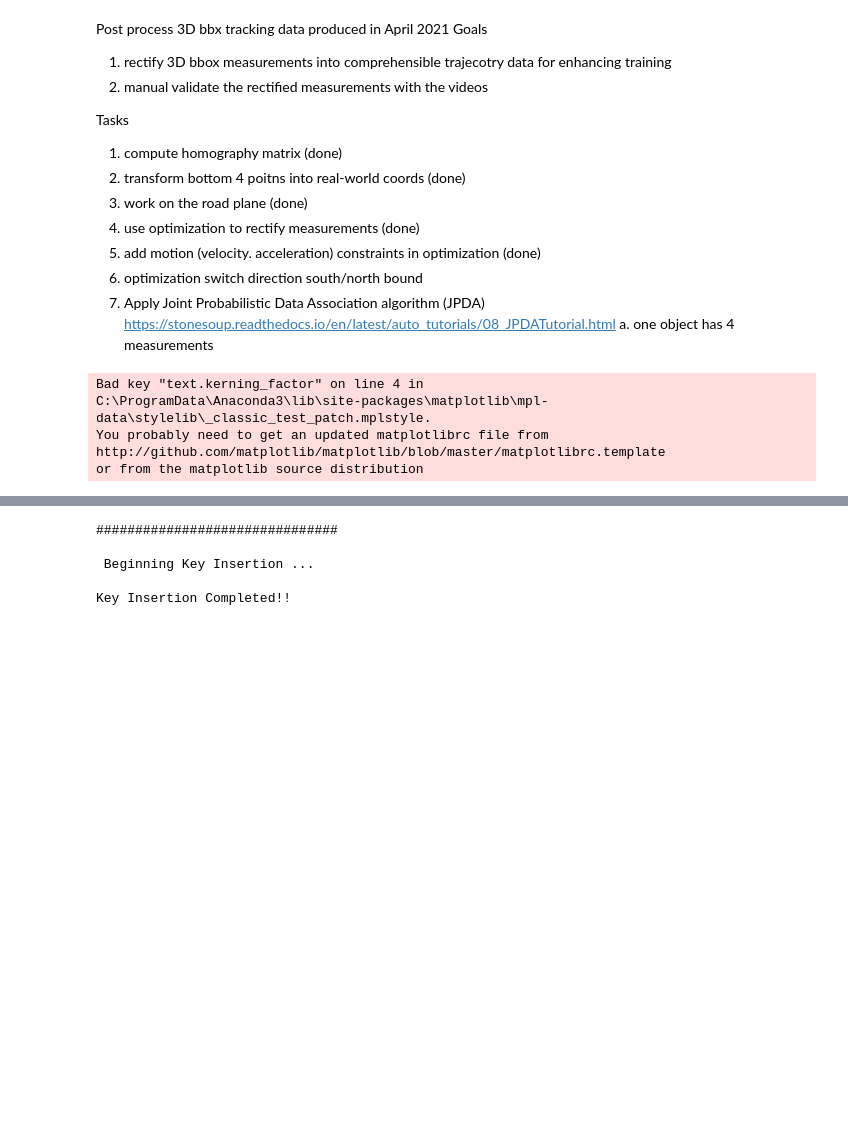
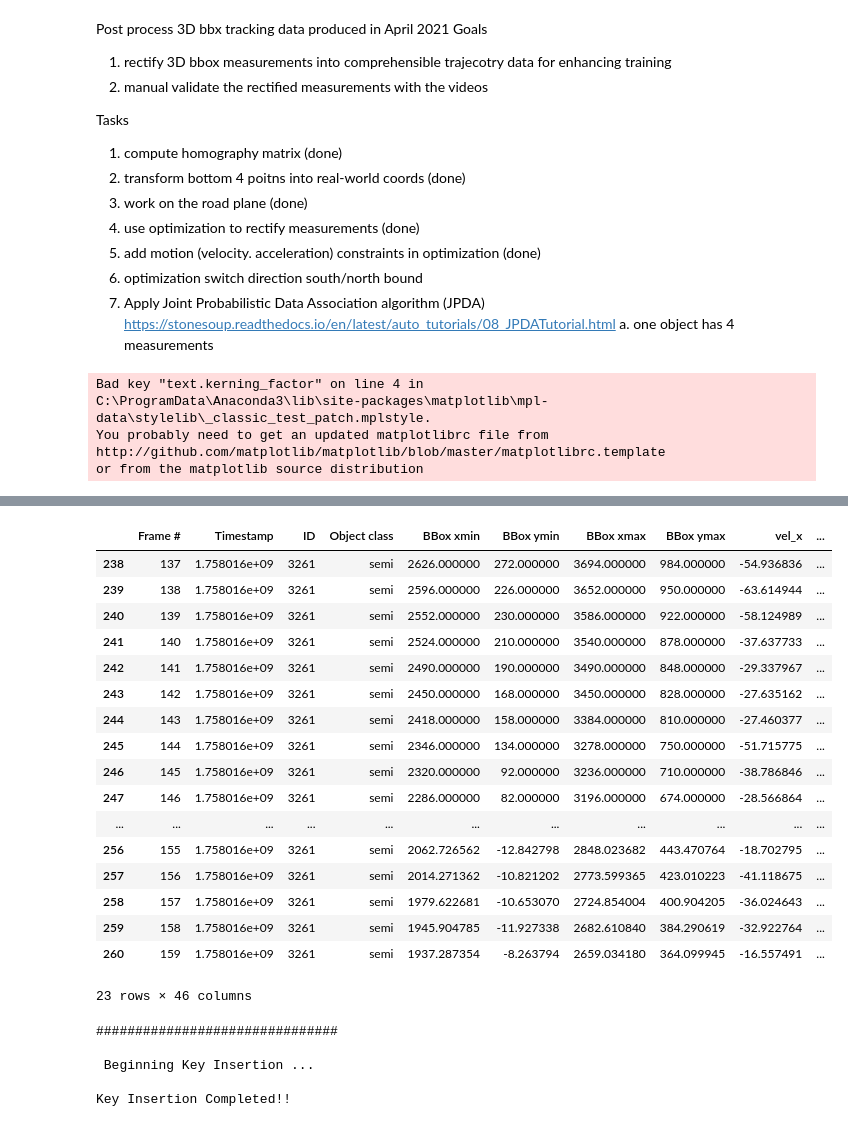
Before and after one commit to yanb514/I24-postprocessing, a Jupyter notebook: I24_3D_rectification.ipynb, the cells around one changed output, grey strips where cells are left out. Cells and saved outputs as stored; diff of their text form; code cells hidden in the pictures; blank space fills up the shorter version.

```diff
--- a/I24_3D_rectification.ipynb
+++ b/I24_3D_rectification.ipynb
@@ -68,3 +115,24 @@ df
+# %%
+dfs
+# %% [output]
+|  | Frame # | Timestamp | ID | Object class | BBox xmin | BBox ymin | BBox xmax | BBox ymax | vel_x | ... |
+| 238 | 137 | 1.758016e+09 | 3261 | semi | 2626.000000 | 272.000000 | 3694.000000 | 984.000000 | -54.936836 | ... |
+| 239 | 138 | 1.758016e+09 | 3261 | semi | 2596.000000 | 226.000000 | 3652.000000 | 950.000000 | -63.614944 | ... |
+| 240 | 139 | 1.758016e+09 | 3261 | semi | 2552.000000 | 230.000000 | 3586.000000 | 922.000000 | -58.124989 | ... |
+| 241 | 140 | 1.758016e+09 | 3261 | semi | 2524.000000 | 210.000000 | 3540.000000 | 878.000000 | -37.637733 | ... |
+| 242 | 141 | 1.758016e+09 | 3261 | semi | 2490.000000 | 190.000000 | 3490.000000 | 848.000000 | -29.337967 | ... |
+| 243 | 142 | 1.758016e+09 | 3261 | semi | 2450.000000 | 168.000000 | 3450.000000 | 828.000000 | -27.635162 | ... |
+| 244 | 143 | 1.758016e+09 | 3261 | semi | 2418.000000 | 158.000000 | 3384.000000 | 810.000000 | -27.460377 | ... |
+| 245 | 144 | 1.758016e+09 | 3261 | semi | 2346.000000 | 134.000000 | 3278.000000 | 750.000000 | -51.715775 | ... |
+| 246 | 145 | 1.758016e+09 | 3261 | semi | 2320.000000 | 92.000000 | 3236.000000 | 710.000000 | -38.786846 | ... |
+| 247 | 146 | 1.758016e+09 | 3261 | semi | 2286.000000 | 82.000000 | 3196.000000 | 674.000000 | -28.566864 | ... |
+| ... | ... | ... | ... | ... | ... | ... | ... | ... | ... | ... |
+| 256 | 155 | 1.758016e+09 | 3261 | semi | 2062.726562 | -12.842798 | 2848.023682 | 443.470764 | -18.702795 | ... |
+| 257 | 156 | 1.758016e+09 | 3261 | semi | 2014.271362 | -10.821202 | 2773.599365 | 423.010223 | -41.118675 | ... |
+| 258 | 157 | 1.758016e+09 | 3261 | semi | 1979.622681 | -10.653070 | 2724.854004 | 400.904205 | -36.024643 | ... |
+| 259 | 158 | 1.758016e+09 | 3261 | semi | 1945.904785 | -11.927338 | 2682.610840 | 384.290619 | -32.922764 | ... |
+| 260 | 159 | 1.758016e+09 | 3261 | semi | 1937.287354 | -8.263794 | 2659.034180 | 364.099945 | -16.557491 | ... |
+23 rows × 46 columns
 # %%
 import utils
 importlib.reload(utils)
```
Also changed, not shown: parts of 10 cells of this notebook, 10 other files.
